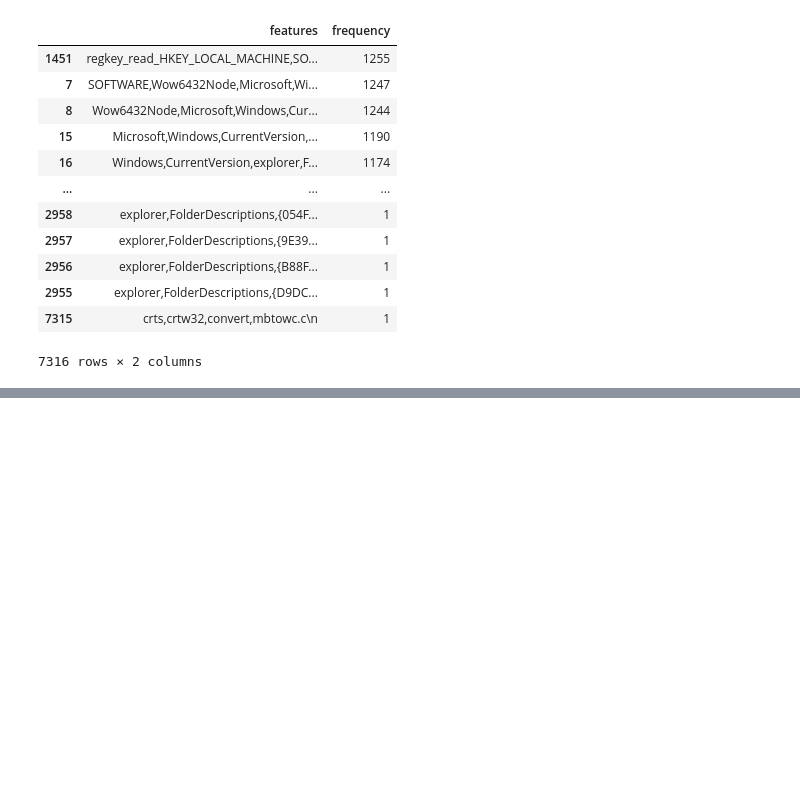
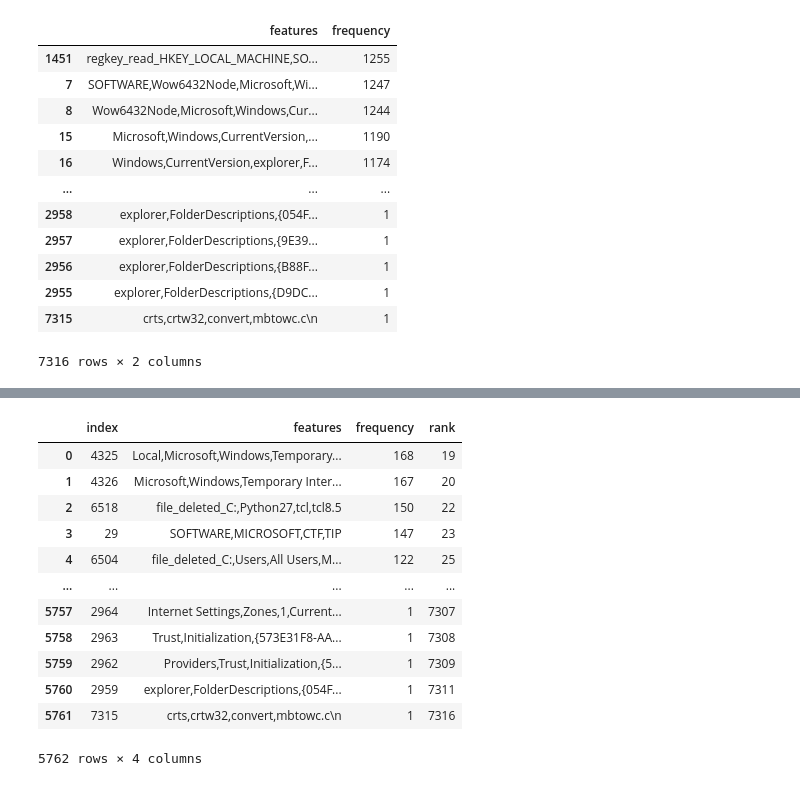
Before and after one commit to Wapiti08/Algorithms_on_Feature_Engineering, a Jupyter notebook: N-Gram.ipynb, the cells around one changed output, grey strips where cells are left out. Cells and saved outputs as stored; diff of their text form; code cells hidden in the pictures; blank space fills up the shorter version.

```diff
--- a/N-Gram.ipynb
+++ b/N-Gram.ipynb
@@ -274,0 +421,16 @@ fd_ran_four[~fd_ran_four.features.isin(fd_nor_four['features'])].reset_index()
+# %%
+fd_ran_four[~fd_ran_four.features.isin(fd_nor_four['features'])][fd_ran_four['frequency']<=191].reset_index()
+# %% [output]
+|  | index | features | frequency | rank |
+| 0 | 4325 | Local,Microsoft,Windows,Temporary... | 168 | 19 |
+| 1 | 4326 | Microsoft,Windows,Temporary Inter... | 167 | 20 |
+| 2 | 6518 | file_deleted_C:,Python27,tcl,tcl8.5 | 150 | 22 |
+| 3 | 29 | SOFTWARE,MICROSOFT,CTF,TIP | 147 | 23 |
+| 4 | 6504 | file_deleted_C:,Users,All Users,M... | 122 | 25 |
+| ... | ... | ... | ... | ... |
+| 5757 | 2964 | Internet Settings,Zones,1,Current... | 1 | 7307 |
+| 5758 | 2963 | Trust,Initialization,{573E31F8-AA... | 1 | 7308 |
+| 5759 | 2962 | Providers,Trust,Initialization,{5... | 1 | 7309 |
+| 5760 | 2959 | explorer,FolderDescriptions,{054F... | 1 | 7311 |
+| 5761 | 7315 | crts,crtw32,convert,mbtowc.c\n | 1 | 7316 |
+5762 rows × 4 columns
```
Also changed, not shown: parts of 21 cells of this notebook, 1 other file.
